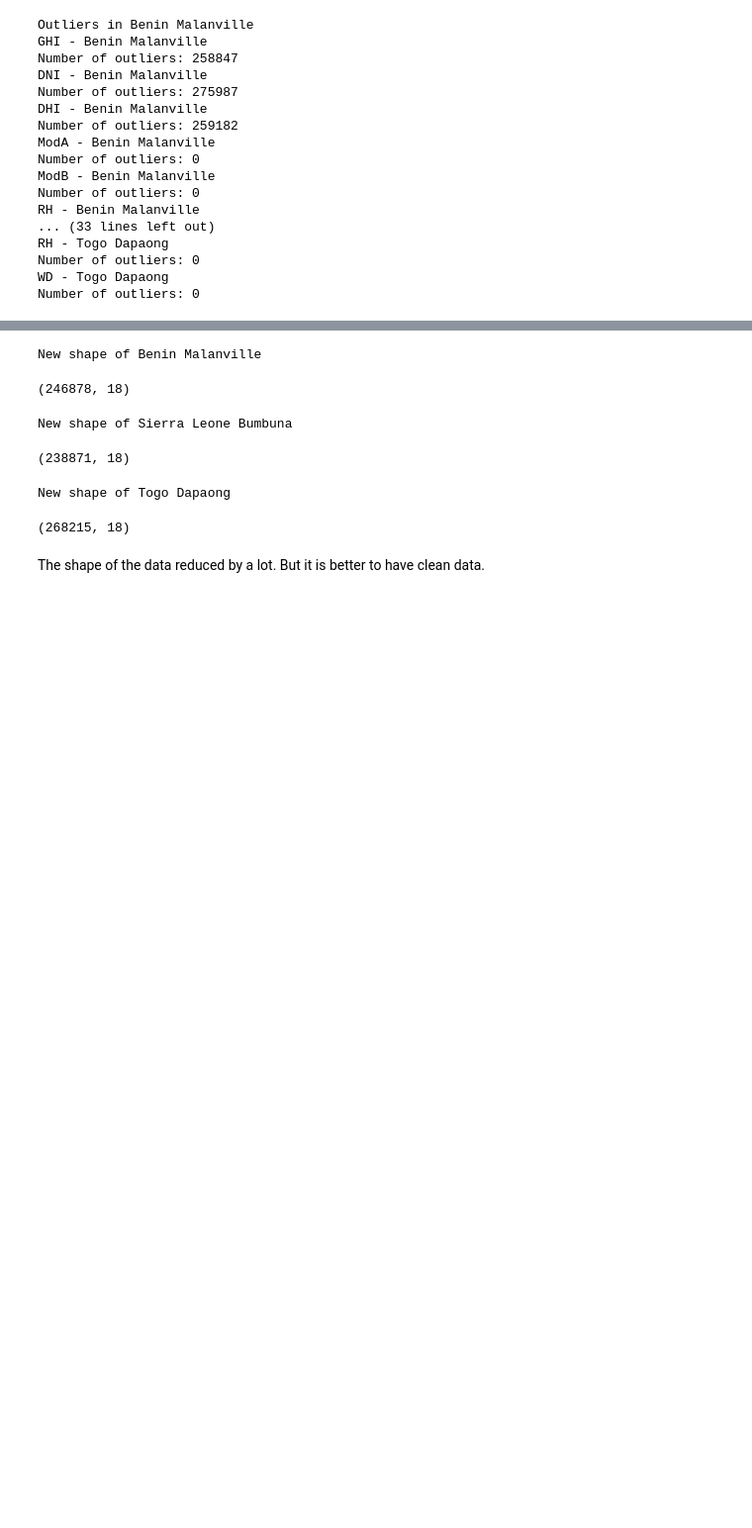
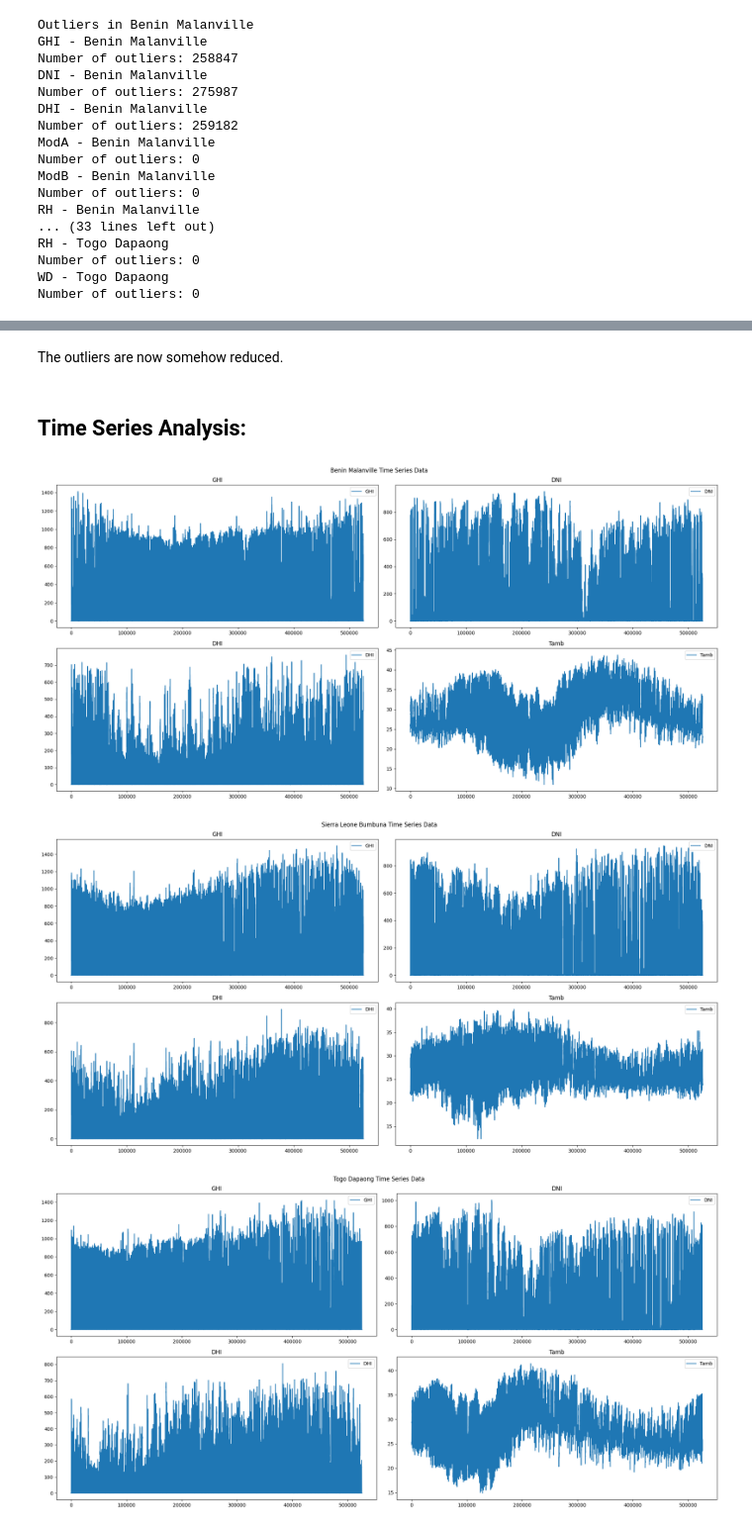
Before and after one commit to JONNY-ME/KAIM3-week0, a Jupyter notebook: notebooks/data_analysis.ipynb, the cells around one changed output, grey strips where cells are left out. Shown at 99% size. Drawn from its saved outputs; the diff is of its cells as text; code cells hidden in the pictures; blank space fills up the shorter version.

Commit message:
[feat] time-series + correlation analysis

```diff
--- a/notebooks/data_analysis.ipynb
+++ b/notebooks/data_analysis.ipynb
@@ -430,15 +434,25 @@ Outliers in Togo Dapaong
-# %%
-
-# check the new shape of the datasets
-for i, data in enumerate([benin_malaniville_data, sierra_leone_bumbuna_data, togo_dapaong_data]):
-    print(f"New shape of {names[i]}")
-    display(data.shape)
-# %% [output]
-New shape of Benin Malanville
-(246878, 18)
-New shape of Sierra Leone Bumbuna
-(238871, 18)
-New shape of Togo Dapaong
-(268215, 18)
-# %% [markdown]
-The shape of the data reduced by a lot. But it is better to have clean data.
+# %% [markdown]
+The outliers are now somehow reduced.
+# %% [markdown]
+## Time Series Analysis:
+# %%
+# Plot bar charts  of GHI, DNI, DHI, and Tamb over time to observe patterns by month,
+# trends throughout day, or anomalies, such as peaks in solar irradiance or temperature fluctuations.
+
+def plot_time_series(data, columns, data_name='Data'):
+    fig, axes = plt.subplots(2, 2, figsize=(15, 10))
+    axes = axes.flatten()
+    fig.suptitle(f"{data_name} Time Series Data")
+    for col in columns:
+        data[col].plot(ax=axes[columns.index(col)], title=col, legend=True)
+
+    plt.tight_layout()
+    plt.show()
+
+plot_time_series(benin_malaniville_data, ['GHI', 'DNI', 'DHI', 'Tamb'], 'Benin Malanville')
+plot_time_series(sierra_leone_bumbuna_data, ['GHI', 'DNI', 'DHI', 'Tamb'], 'Sierra Leone Bumbuna')
+plot_time_series(togo_dapaong_data, ['GHI', 'DNI', 'DHI', 'Tamb'], 'Togo Dapaong')
+# %% [output]
+[figure, added]
+[figure, added]
+[figure, added]
```
Also changed, not shown: parts of 16 cells of this notebook, 1 other file.
